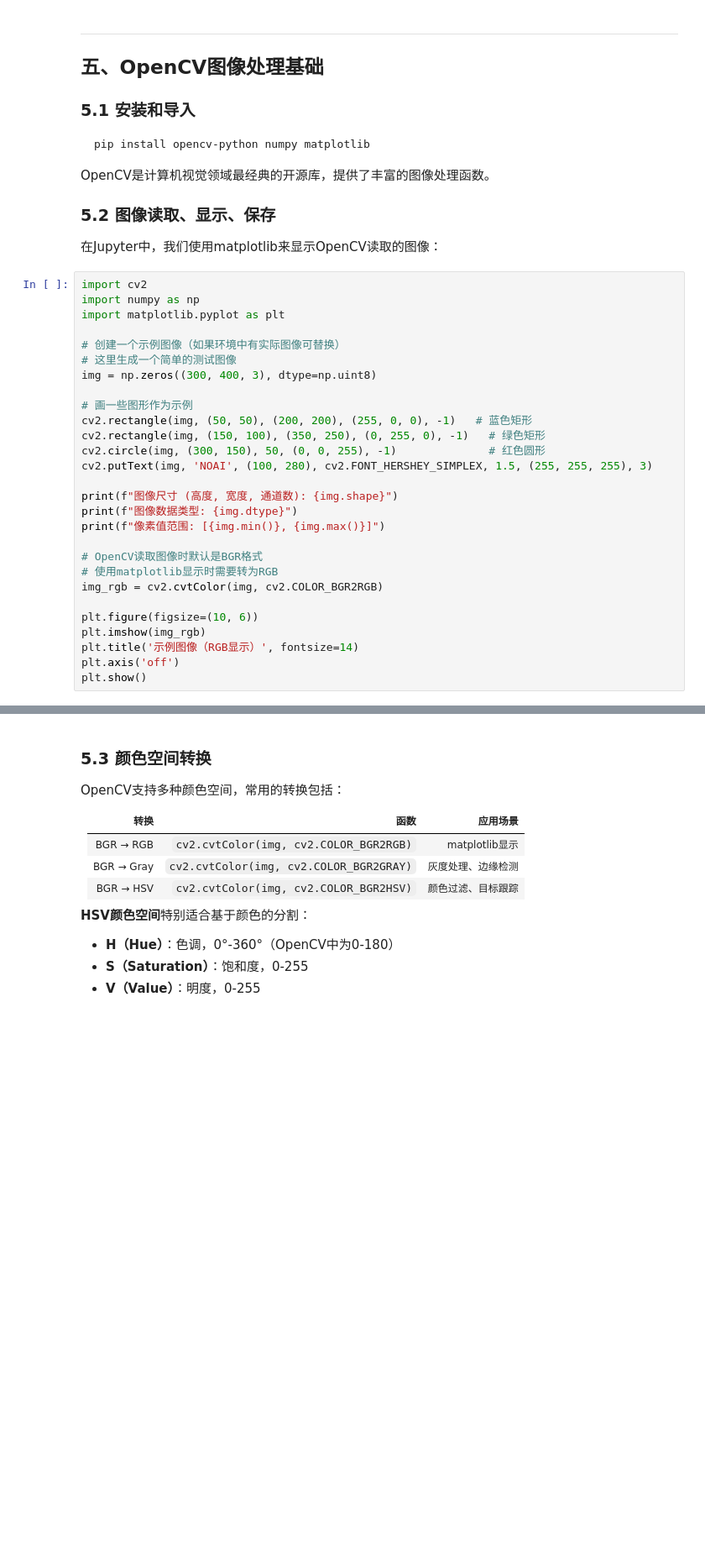
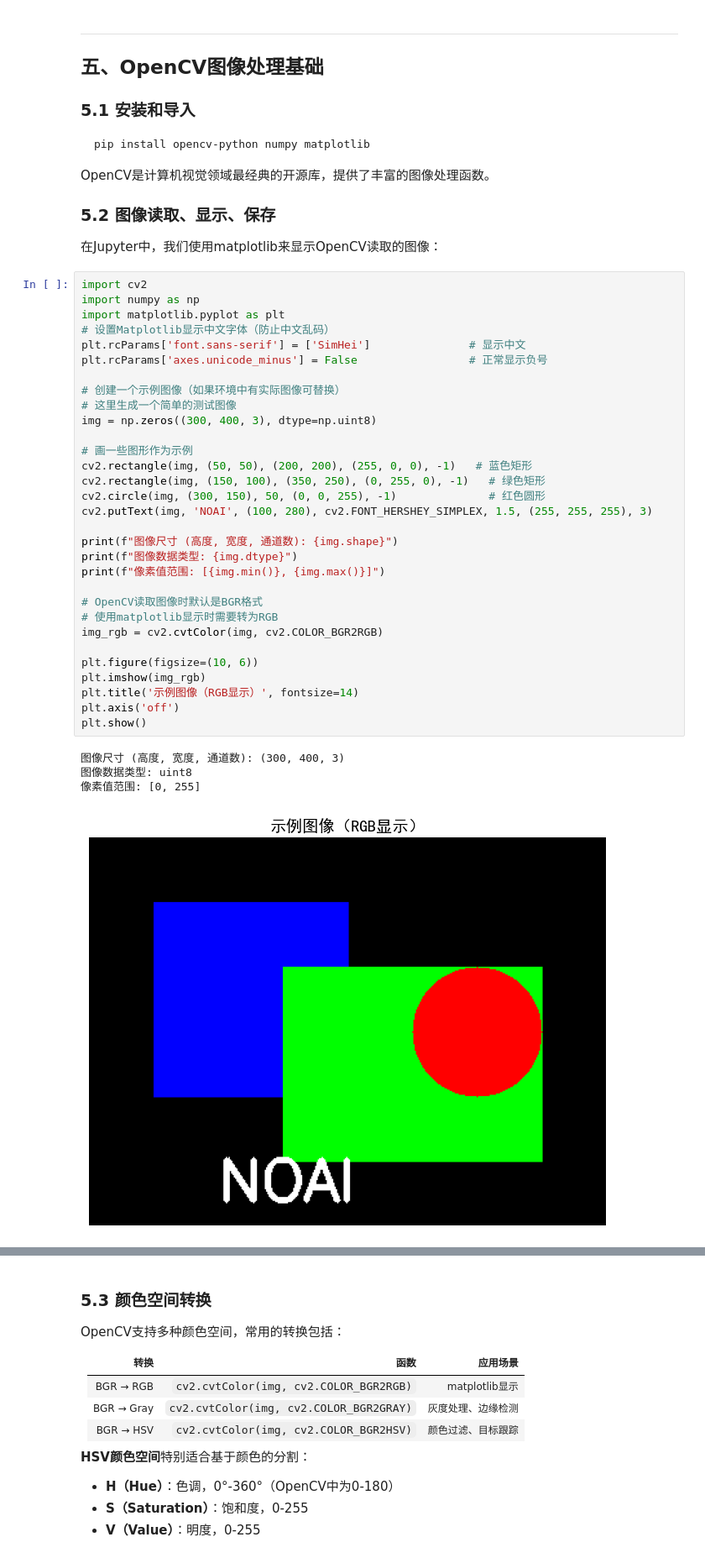
Before and after one commit to terryduan-chn/NOAI_Competition_Guide, a Jupyter notebook: NOAI竞赛系列课程/12.计算机视觉/12.1_图像分割.ipynb, the cells around one changed output, grey strips where cells are left out. Shown at 84% size. Cells and saved outputs as stored; diff of their text form; blank space fills up the shorter version.

```diff
--- a/NOAI竞赛系列课程/12.计算机视觉/12.1_图像分割.ipynb
+++ b/NOAI竞赛系列课程/12.计算机视觉/12.1_图像分割.ipynb
@@ -280,28 +280,36 @@ OpenCV是计算机视觉领域最经典的开源库，提供了丰富的图像
 # %%
 import cv2
 import numpy as np
 import matplotlib.pyplot as plt
+# 设置Matplotlib显示中文字体（防止中文乱码）
+plt.rcParams['font.sans-serif'] = ['SimHei']               # 显示中文
+plt.rcParams['axes.unicode_minus'] = False                 # 正常显示负号
 
 # 创建一个示例图像（如果环境中有实际图像可替换）
 # 这里生成一个简单的测试图像
 img = np.zeros((300, 400, 3), dtype=np.uint8)
 
 # 画一些图形作为示例
 cv2.rectangle(img, (50, 50), (200, 200), (255, 0, 0), -1)   # 蓝色矩形
 cv2.rectangle(img, (150, 100), (350, 250), (0, 255, 0), -1)   # 绿色矩形
 cv2.circle(img, (300, 150), 50, (0, 0, 255), -1)              # 红色圆形
 cv2.putText(img, 'NOAI', (100, 280), cv2.FONT_HERSHEY_SIMPLEX, 1.5, (255, 255, 255), 3)
 
 print(f"图像尺寸 (高度, 宽度, 通道数): {img.shape}")
 print(f"图像数据类型: {img.dtype}")
 print(f"像素值范围: [{img.min()}, {img.max()}]")
 
 # OpenCV读取图像时默认是BGR格式
 # 使用matplotlib显示时需要转为RGB
 img_rgb = cv2.cvtColor(img, cv2.COLOR_BGR2RGB)
 
 plt.figure(figsize=(10, 6))
 plt.imshow(img_rgb)
 plt.title('示例图像（RGB显示）', fontsize=14)
 plt.axis('off')
 plt.show()
+# %% [output]
+图像尺寸 (高度, 宽度, 通道数): (300, 400, 3)
+图像数据类型: uint8
+像素值范围: [0, 255]
+[figure, added]
```
Also changed, not shown: parts of 15 cells of this notebook, 45 other files.
